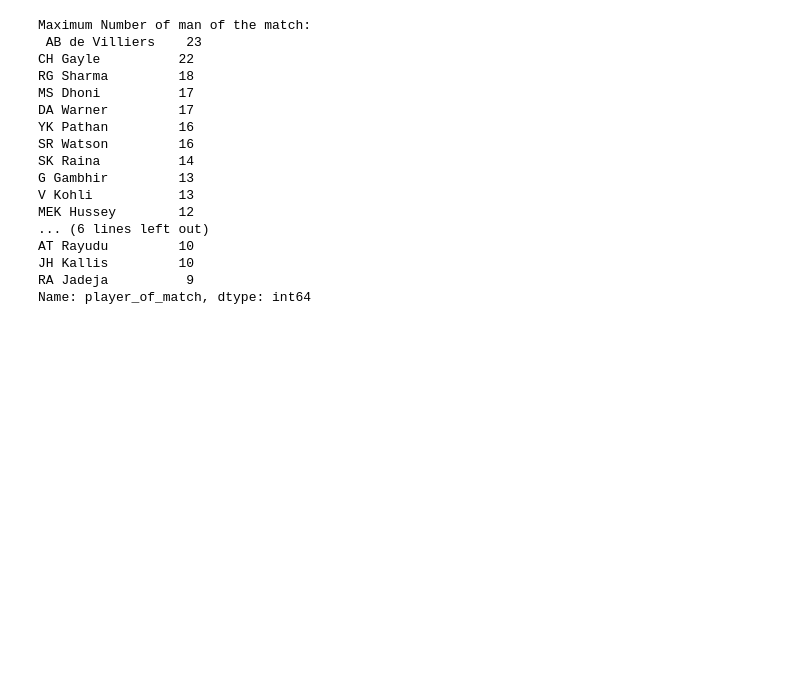
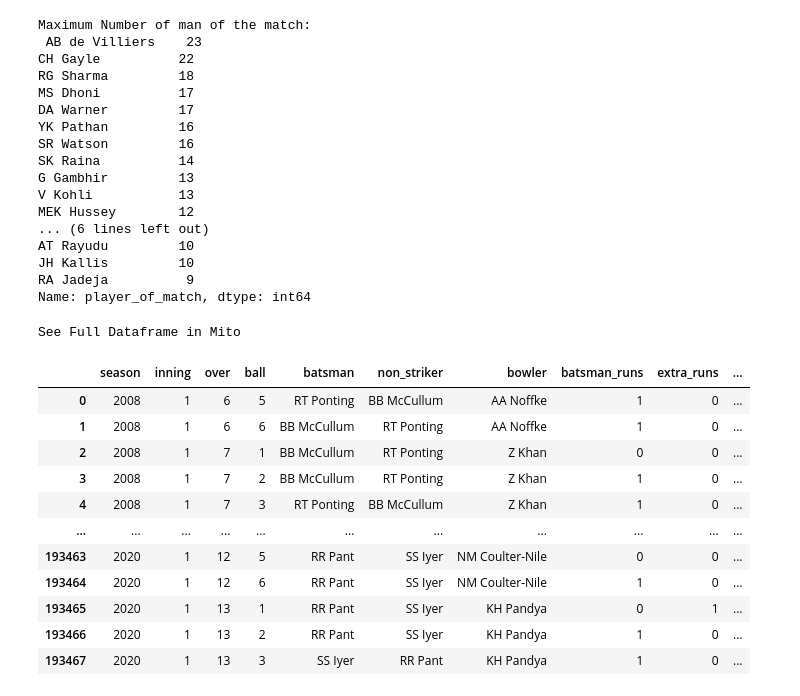
Before and after one commit to SahaAbhisek/Exploratory-Data-Analysis-of-IPL-2008-2020-dataset, a Jupyter notebook: IPL_data_analysis.ipynb, the cells around one changed output. Saved outputs shown, nothing was run; the diff lists cells and outputs as text; code cells hidden in the pictures; blank space fills up the shorter version.

```diff
--- a/IPL_data_analysis.ipynb
+++ b/IPL_data_analysis.ipynb
@@ -808,3 +812,19 @@ AT Rayudu         10
 JH Kallis         10
 RA Jadeja          9
 Name: player_of_match, dtype: int64
+# %%
+season_data
+# %% [output]
+See Full Dataframe in Mito
+|  | season | inning | over | ball | batsman | non_striker | bowler | batsman_runs | extra_runs | ... |
+| 0 | 2008 | 1 | 6 | 5 | RT Ponting | BB McCullum | AA Noffke | 1 | 0 | ... |
+| 1 | 2008 | 1 | 6 | 6 | BB McCullum | RT Ponting | AA Noffke | 1 | 0 | ... |
+| 2 | 2008 | 1 | 7 | 1 | BB McCullum | RT Ponting | Z Khan | 0 | 0 | ... |
+| 3 | 2008 | 1 | 7 | 2 | BB McCullum | RT Ponting | Z Khan | 1 | 0 | ... |
+| 4 | 2008 | 1 | 7 | 3 | RT Ponting | BB McCullum | Z Khan | 1 | 0 | ... |
+| ... | ... | ... | ... | ... | ... | ... | ... | ... | ... | ... |
+| 193463 | 2020 | 1 | 12 | 5 | RR Pant | SS Iyer | NM Coulter-Nile | 0 | 0 | ... |
+| 193464 | 2020 | 1 | 12 | 6 | RR Pant | SS Iyer | NM Coulter-Nile | 1 | 0 | ... |
+| 193465 | 2020 | 1 | 13 | 1 | RR Pant | SS Iyer | KH Pandya | 0 | 1 | ... |
+| 193466 | 2020 | 1 | 13 | 2 | RR Pant | SS Iyer | KH Pandya | 1 | 0 | ... |
+| 193467 | 2020 | 1 | 13 | 3 | SS Iyer | RR Pant | KH Pandya | 1 | 0 | ... |
```
Also changed, not shown: parts of 11 cells of this notebook.
